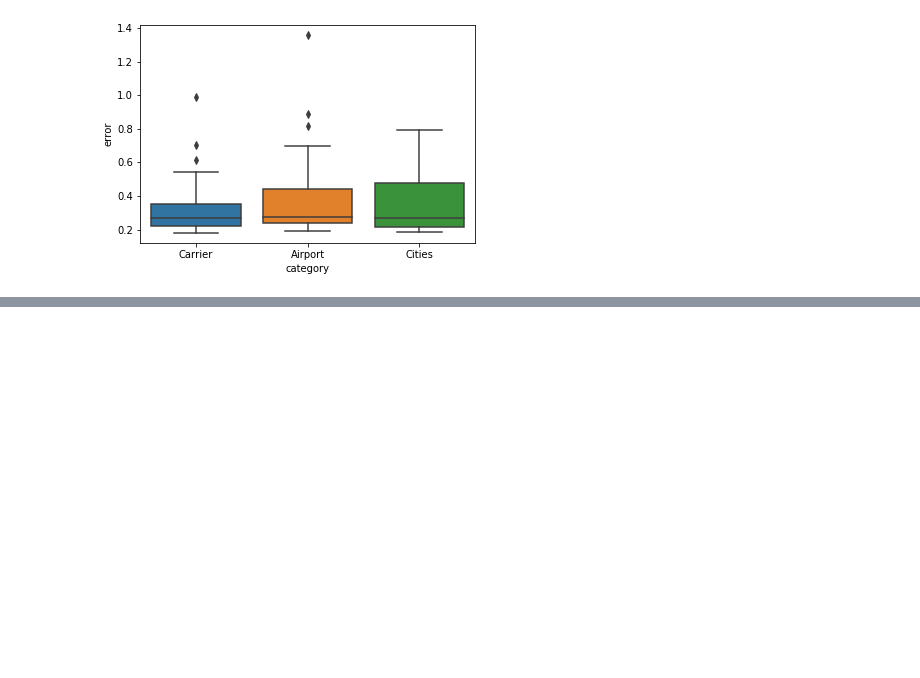
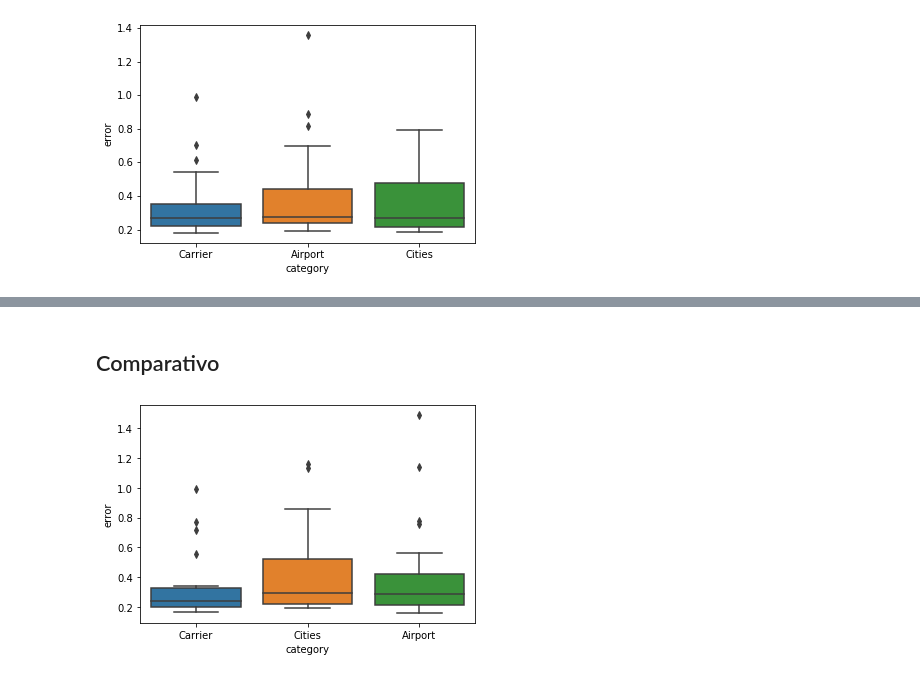
Before and after one commit to jpcenteno/flight-delay-estimation, a Jupyter notebook: notebooks/categories.ipynb, the cells around one changed output, grey strips where cells are left out. Cells and saved outputs as stored; diff of their text form; code cells hidden in the pictures; blank space fills up the shorter version.

Commit message:
informe + delay de partida para categorias

```diff
--- a/notebooks/categories.ipynb
+++ b/notebooks/categories.ipynb
@@ -474,0 +533,4 @@ ax = sns.boxplot(x="category", y="error", data=cat_error)
+# %%
+df = pd.read_csv(tmp_dir+"airports/top_airports.csv")
+top_airports = df.reset_index()["Origin"]
+top_airports
@@ -474,0 +542,7 @@ ax = sns.boxplot(x="category", y="error", data=cat_error)
+# %%
+max_grade = 1
+
+#graficamos y calculamos errores
+airport_errors = get_error_and_plot_top(top_airports, "Airport", "airports_depdelay/", "Origin", "DepDelay")
+for err in airport_errors:
+    cat_error_dep = cat_error_dep.append({"category":"Airport", "error":err}, ignore_index=True)
@@ -474,0 +554,4 @@ ax = sns.boxplot(x="category", y="error", data=cat_error)
+# %%
+top_routes = pd.read_csv(tmp_dir+"cities/top_cities.csv")
+top_routes.reset_index()
+print(top_routes)
@@ -474,0 +561,10 @@ ax = sns.boxplot(x="category", y="error", data=cat_error)
+# %%
+max_grade = 1
+routes = top_routes.reset_index()[["origin_city", "dest_city"]].values
+
+#graficamos y calculamos errores
+airport_errors = get_error_and_plot_top_cities(routes, "cities_delay/", "DepDelay")
+for err in airport_errors:
+    cat_error_dep = cat_error_dep.append({"category":"Cities", "error":err}, ignore_index=True)
+# %% [markdown]
+## Comparativo
@@ -474,0 +573,4 @@ ax = sns.boxplot(x="category", y="error", data=cat_error)
+# %%
+ax = sns.boxplot(x="category", y="error", data=cat_error_dep)
+# %% [output]
+[figure, added]
```
Also changed, not shown: parts of 33 cells of this notebook, 4 other files.
